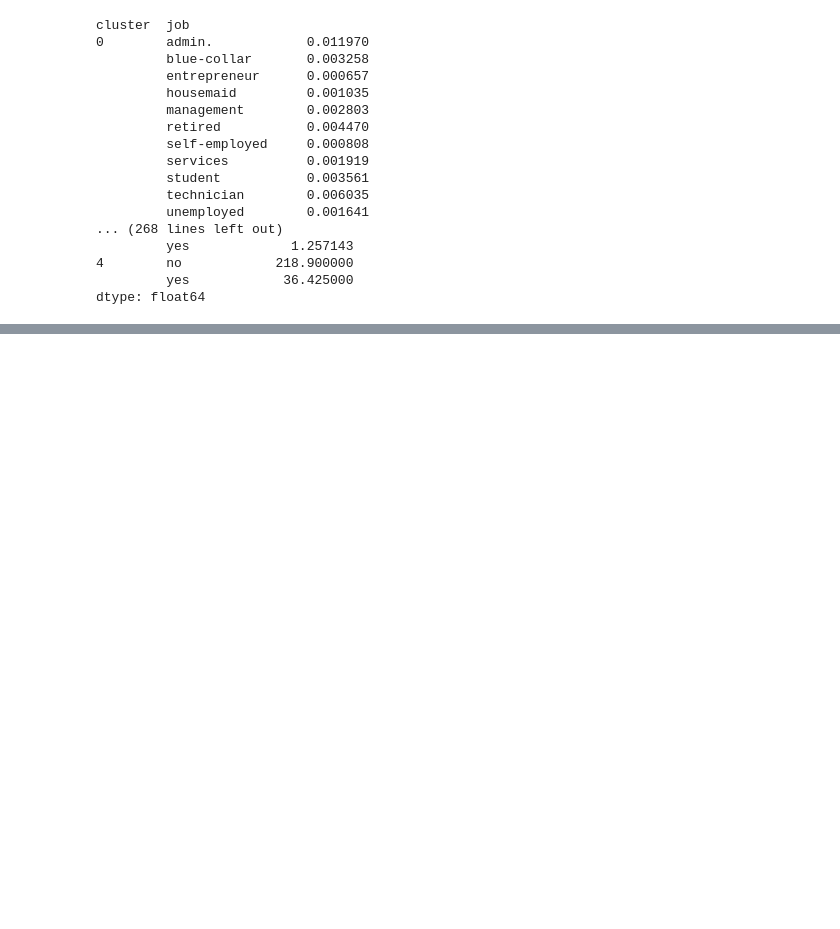
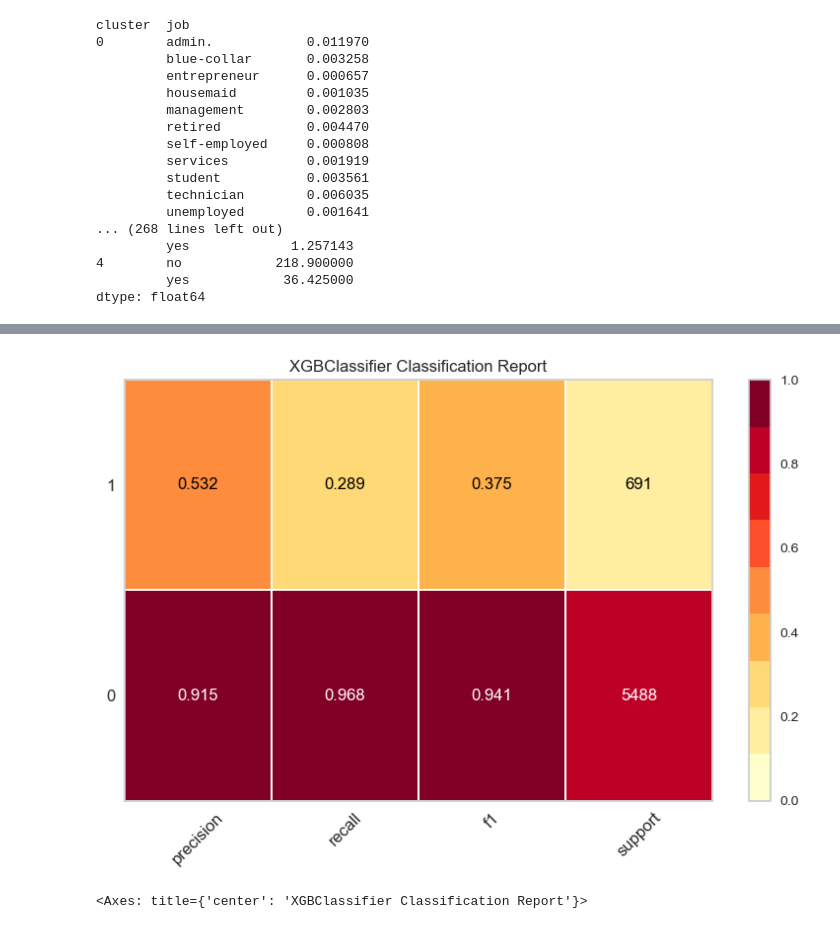
Before and after one commit to McGill-MMA-EnterpriseAnalytics/fourchetteurs, a Jupyter notebook: Final_code.ipynb, the cells around one changed output, grey strips where cells are left out. Saved outputs shown, nothing was run; the diff lists cells and outputs as text; code cells hidden in the pictures; blank space fills up the shorter version.

```diff
--- a/Final_code.ipynb
+++ b/Final_code.ipynb
@@ -826,0 +1153,15 @@ dtype: float64
+# %%
+from yellowbrick.classifier import ClassificationReport
+
+classes = ["0", "1"]
+
+visualizer = ClassificationReport(
+    clf_xgb, classes=classes, support=True, is_fitted=True
+)
+
+visualizer.fit(X_train_sm, y_train_sm)        # Fit the visualizer and the model
+visualizer.score(X_test, y_test)        # Evaluate the model on the test data
+visualizer.show()                       # Finalize and show the figure
+# %% [output]
+[figure, added]
+<Axes: title={'center': 'XGBClassifier Classification Report'}>
```
Also changed, not shown: parts of 52 cells of this notebook.
